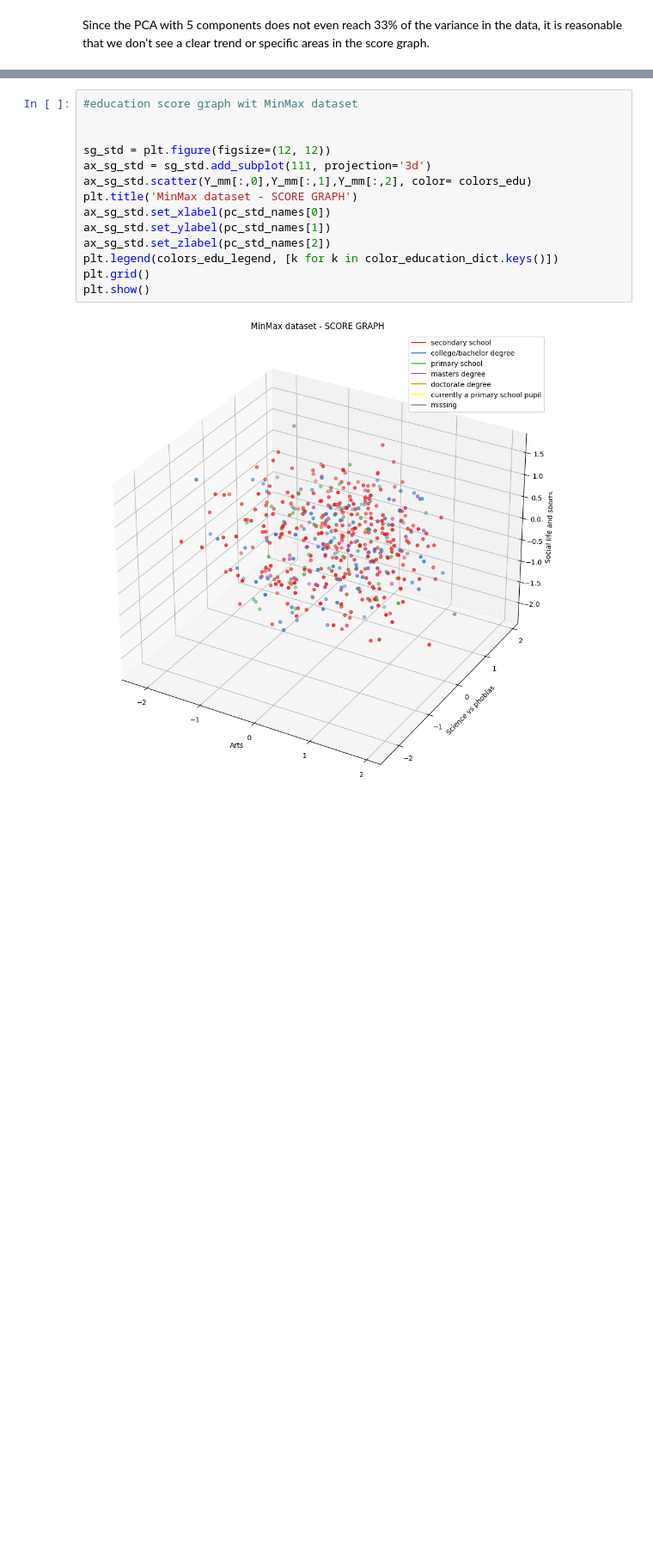
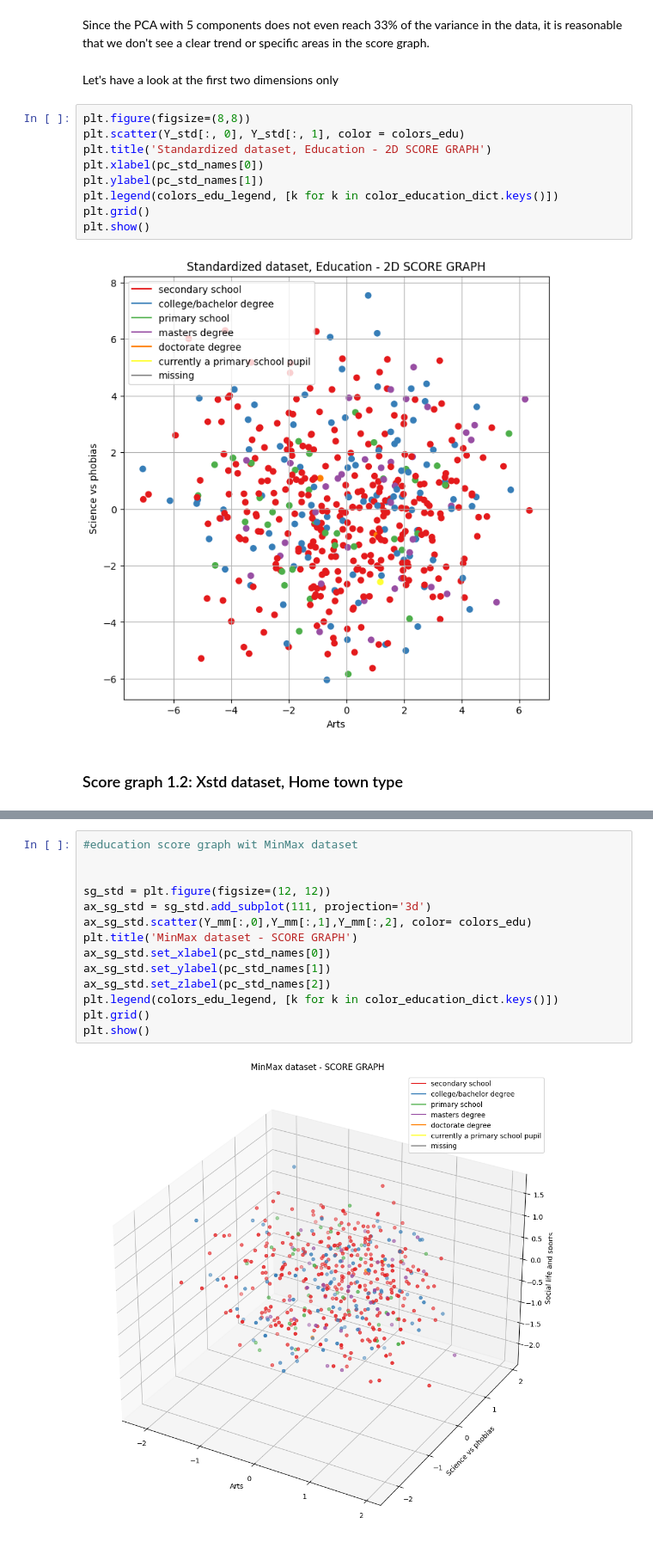
Before and after one commit to fabiolauro/PCA_CLA_Project, a Jupyter notebook: HWpca_Lauro_Martellone.ipynb, the cells around one changed output, grey strips where cells are left out. Shown at 86% size. Saved outputs shown, nothing was run; the diff lists cells and outputs as text; blank space fills up the shorter version.

```diff
--- a/HWpca_Lauro_Martellone.ipynb
+++ b/HWpca_Lauro_Martellone.ipynb
@@ -750,3 +752,18 @@ plt.show()
 # %% [markdown]
 Since the PCA with 5 components does not even reach 33% of the variance in the data, it is reasonable that we don't see a clear trend or specific areas in the score graph.
+# %% [markdown]
+Let's have a look at the first two dimensions only
+# %%
+plt.figure(figsize=(8,8))
+plt.scatter(Y_std[:, 0], Y_std[:, 1], color = colors_edu)
+plt.title('Standardized dataset, Education - 2D SCORE GRAPH')
+plt.xlabel(pc_std_names[0])
+plt.ylabel(pc_std_names[1])
+plt.legend(colors_edu_legend, [k for k in color_education_dict.keys()])
+plt.grid()
+plt.show()
+# %% [output]
+[figure, added]
+# %% [markdown]
+### Score graph 1.2: Xstd dataset, Home town type
 # %%
```
Also changed, not shown: parts of 9 cells of this notebook.
